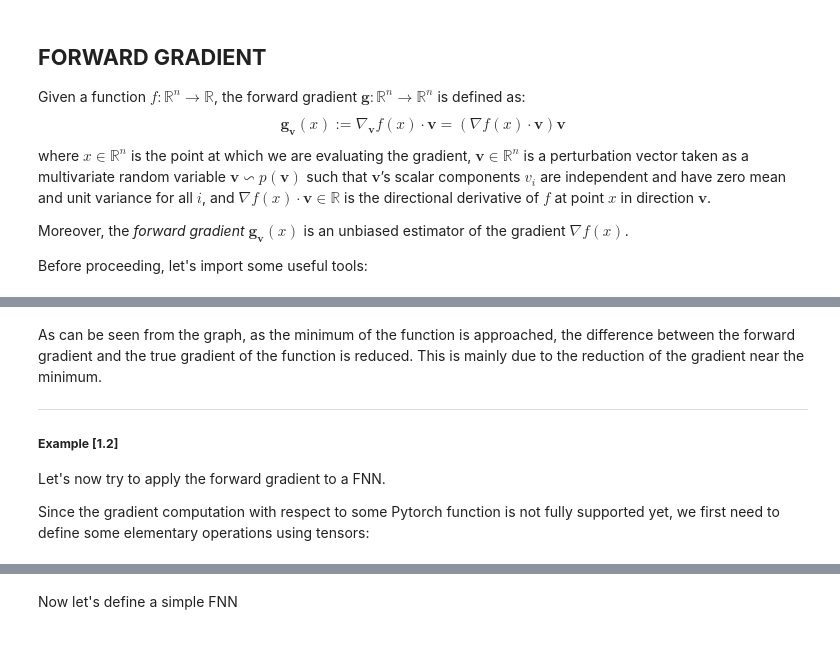
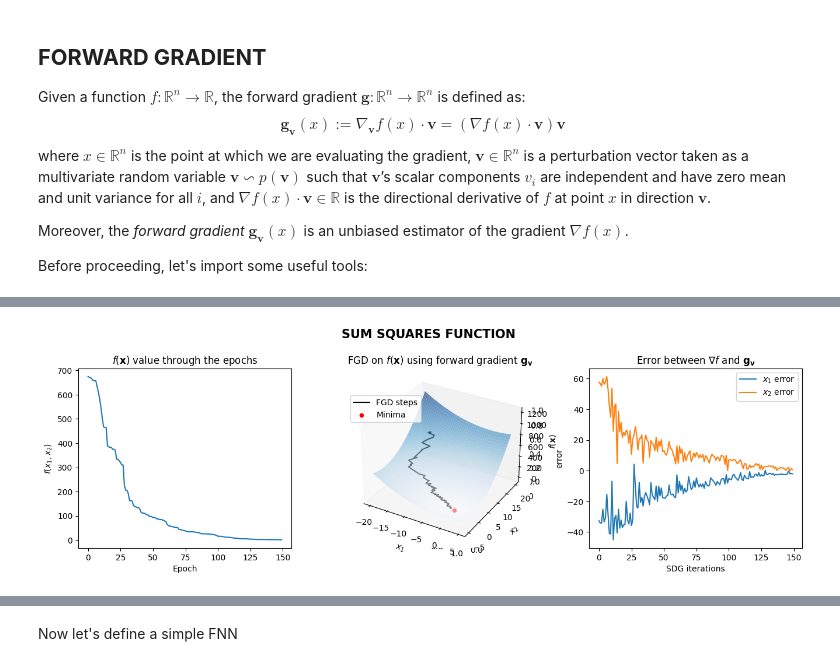
Before and after one commit to luigi-ga/GradientsWithoutBackpropagation, a Jupyter notebook: fwdgrad.ipynb, the cells around one changed output, grey strips where cells are left out. Cells and saved outputs as stored; diff of their text form; code cells hidden in the pictures.

```diff
--- a/fwdgrad.ipynb
+++ b/fwdgrad.ipynb
@@ -120,10 +104,0 @@ plt.show()
-# %% [markdown]
-As can be seen from the graph, as the minimum of the function is approached, the difference between the forward gradient and the true gradient of the function is reduced. This is mainly due to the reduction of the gradient near the minimum.
-
----
-
-##### **Example [1.2]**
-
-Let's now try to apply the forward gradient to a FNN.
-
-Since the gradient computation with respect to some Pytorch function is not fully supported yet, we first need to define some elementary operations using tensors:
@@ -141,0 +105,11 @@ def stable_cross_entropy(params, func, x, t):
+# %%
+# Define the function
+def f1(x1, x2):
+    return x1**2 + 2*x2**2
+
+# Define primals (x1, x2)
+primals = (torch.tensor([-15.]), torch.tensor([15.]))
+
+plot_fgd("SUM SQUARES FUNCTION", f1, primals, min=[0,0,0], l_rate=0.1, epochs=150)
+# %% [output]
+[figure, added]
```
Also changed, not shown: parts of 17 cells of this notebook.
